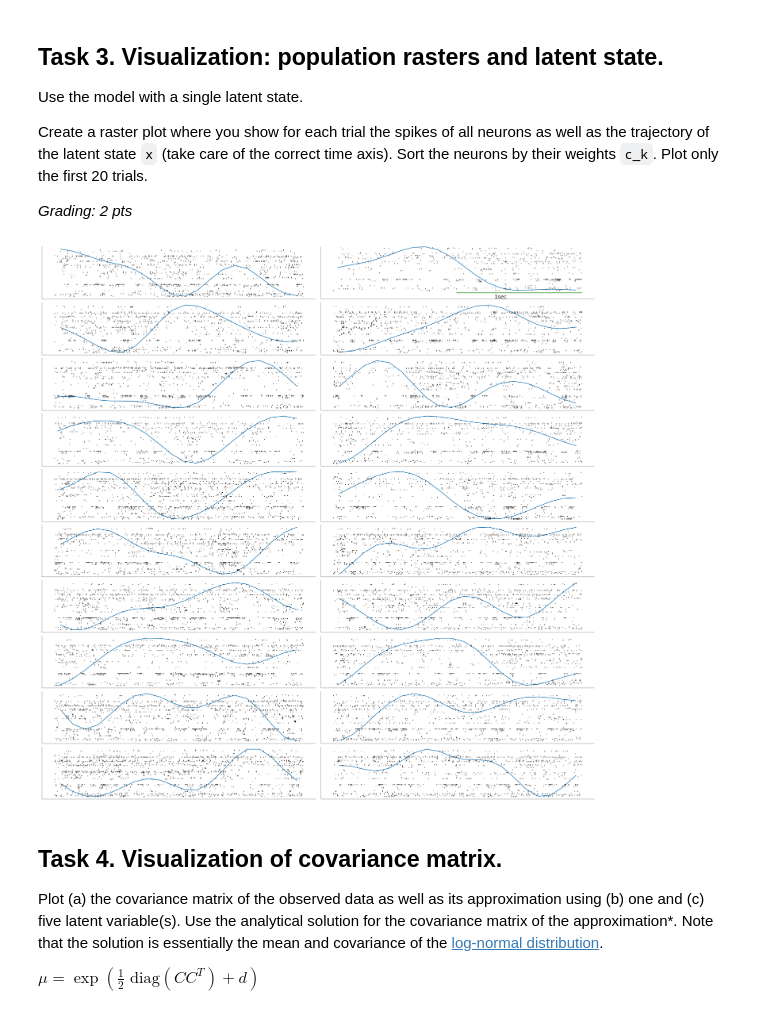
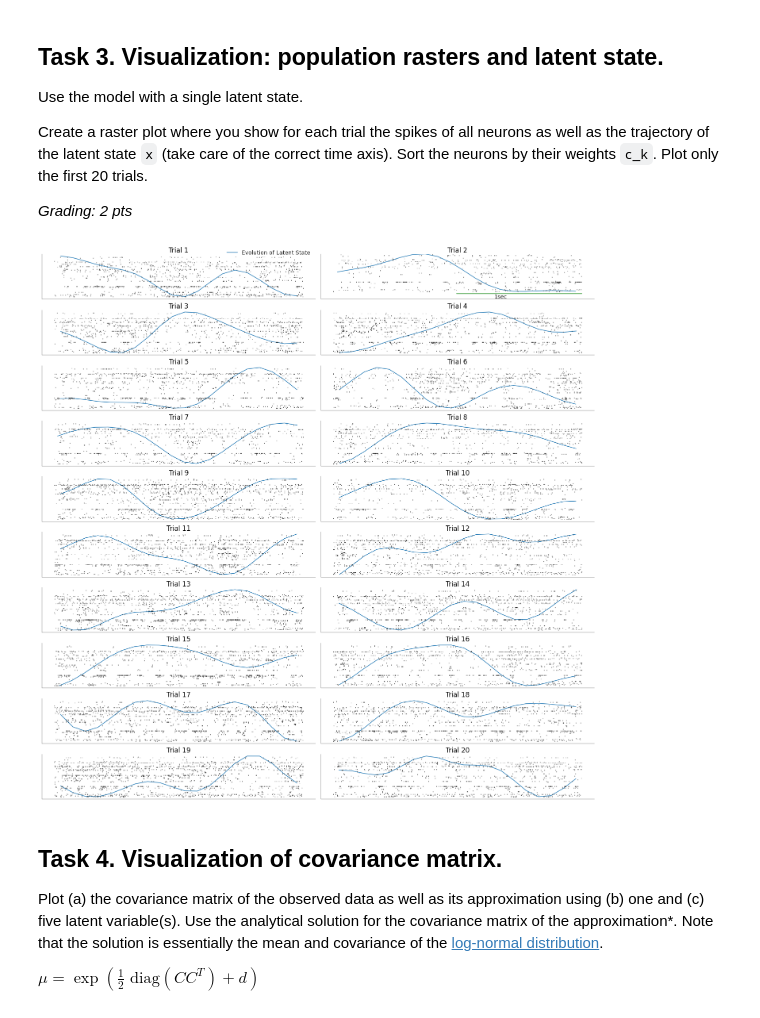
Before and after one commit to JuliusGrote/NDS_2025, a Jupyter notebook: notebooks/CodingLab6.ipynb, the cells around one changed output. Drawn from its saved outputs; the diff is of its cells as text; code cells hidden in the pictures.

```diff
--- a/notebooks/CodingLab6.ipynb
+++ b/notebooks/CodingLab6.ipynb
@@ -513,6 +513,7 @@ with sns.axes_style("ticks"):
         # sort neurons by weight
 
         if ntrial == 0:
+            # add to legend: blue lines is latent state
             ax.legend()
         if ntrial == 1:
             ax.plot([1000, 2000], [-3, -3], color="green")
@@ -528,35 +529,39 @@ with sns.axes_style("ticks"):
         n_neurons = spikes.shape[0]  # should be same each time but whatever
         # resize the state evolution based on min and max to overlay it fittingly
         min_val = np.min(state_evolution)
         max_val = np.max(state_evolution)
         state_evolution = n_neurons * (state_evolution - min_val) / (max_val - min_val)
         ax.plot(
             x,
             state_evolution,
             color="tab:blue",
-            label="Latent State",
+            label="Evolution of Latent State",
         )
+
+        if ntrial == 0:
+            ax.legend(bbox_to_anchor=(1, 1.2))
         # plot the spike rasters by neuron (data.matdat["spikeTimes"][:, ntrial] is a list of spike times for each neuron)
         for neuron in range(n_neurons):
             spike_times = spikes[neuron]
             # remove values outside the range
             range_min = 0
             range_max = 2000
             spike_times = spike_times[
                 (spike_times >= range_min) & (spike_times <= range_max)
             ]
             ax.vlines(
                 spike_times,
                 ymin=neuron - 0.5,
                 ymax=neuron + 0.5,
                 color="black",
                 alpha=0.7,
             )
 
         ax.set_yticks([])
         ax.set_xticks([])
+        ax.set_title(f"Trial {ntrial + 1}")
 # %% [output]
-[figure, old version]
+[figure, new version]
 # %% [markdown]
 ## Task 4. Visualization of covariance matrix.
 
```
Also changed, not shown: parts of 3 cells of this notebook.
